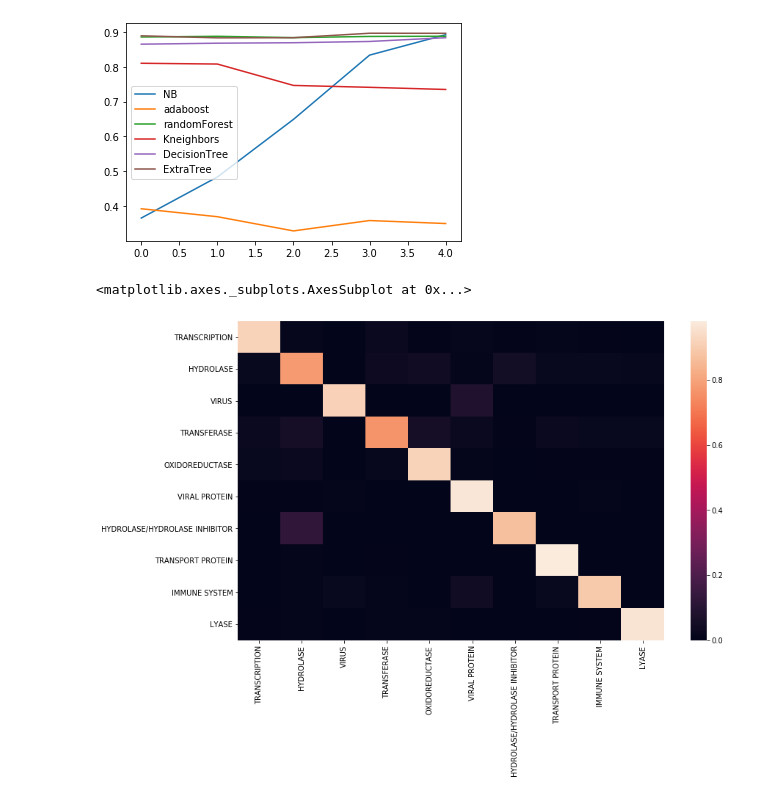
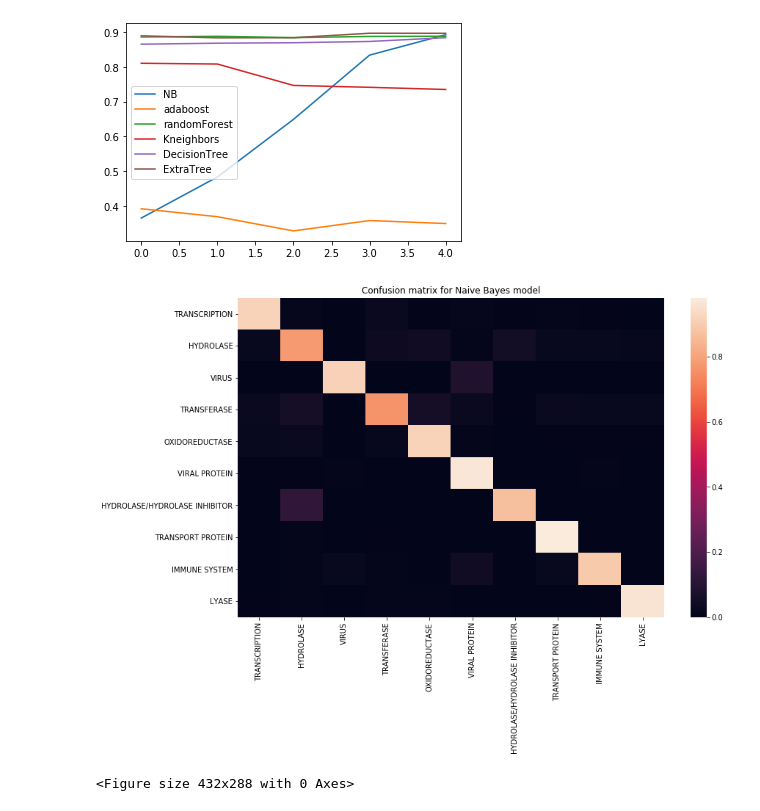
Before and after one commit to forgomania/ECE208_proj, a Jupyter notebook: Data_Process_with_balace.ipynb, the cells around one changed output. Cells and saved outputs as stored; diff of their text form; code cells hidden in the pictures.

```diff
--- a/Data_Process_with_balace.ipynb
+++ b/Data_Process_with_balace.ipynb
@@ -277,17 +277,20 @@ names = list(test_count.index)
 # %%
 
 # Plot confusion matrix
 conf_mat = confusion_matrixs['NB'][4]
 
 #Normalize confusion_matrix
 conf_mat = conf_mat.astype('float')/ conf_mat.sum(axis=1)[:, np.newaxis]
 
 # Plot Heat Map
 fig , ax = plt.subplots()
 fig.set_size_inches(13, 8)
 ax = plt.axes()
 sns.heatmap(conf_mat,xticklabels = names, yticklabels = names,ax = ax)
-ax.set_title('Confusion matrix for Naive Bye')
+ax.set_title('Confusion matrix for Naive Bayes model')
+plt.show()
+plt.savefig('confusion_matrix.png')
+plt.savefig('books_read.png')
 # %% [output]
+[figure, new version]
-<matplotlib.axes._subplots.AxesSubplot at 0x...>
+<Figure size 432x288 with 0 Axes>
-[figure, old version]
```
Also changed, not shown: 2 other files.
